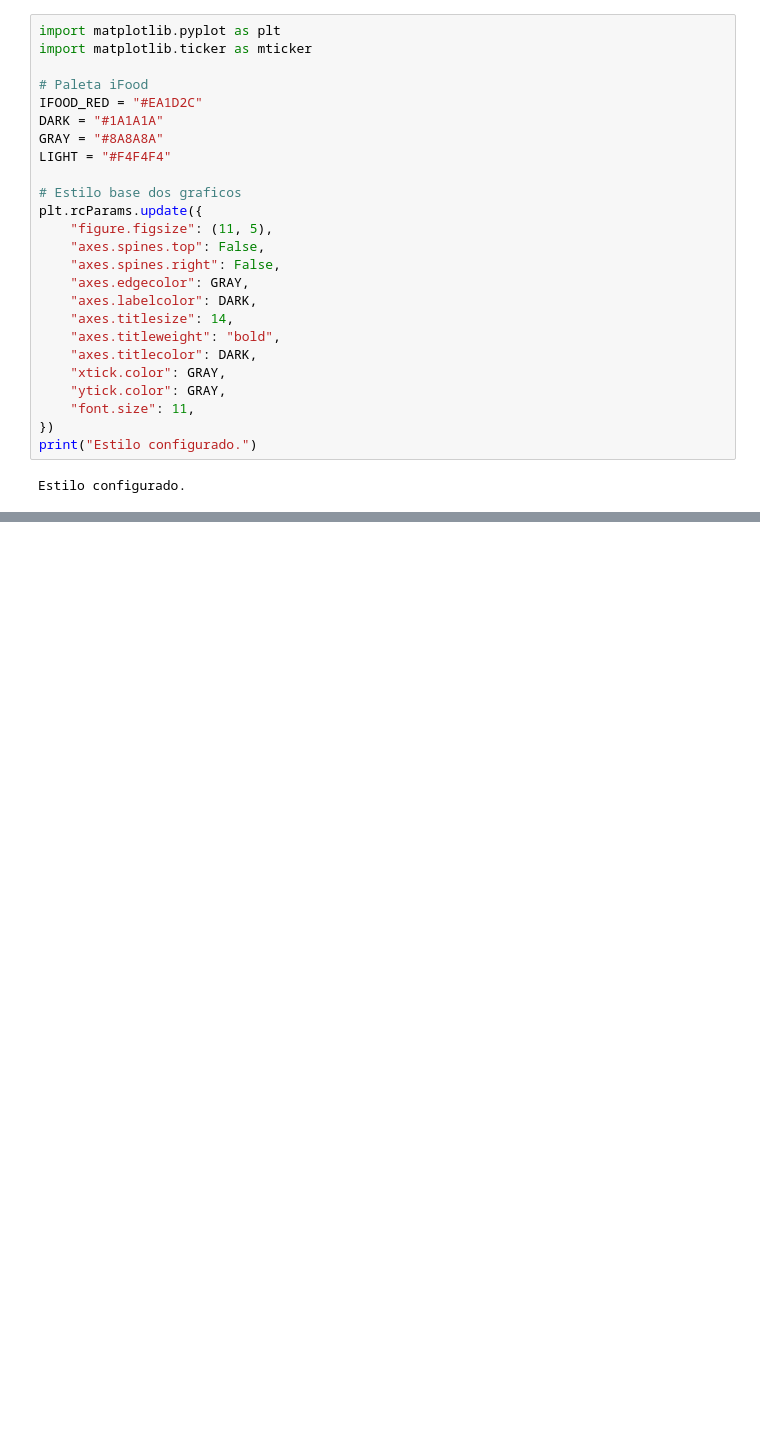
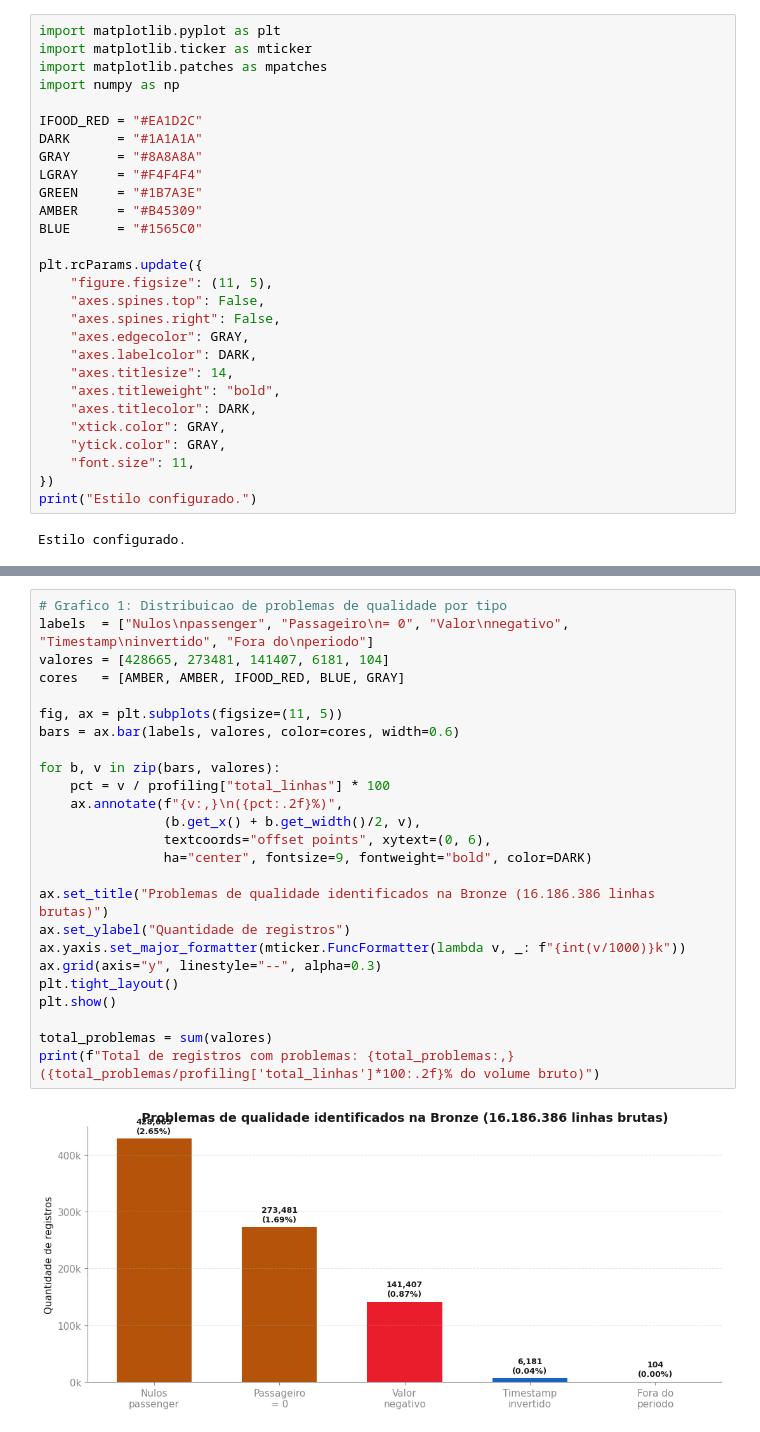
Before and after one commit to carlosnatale/ifood-case, a Jupyter notebook: notebooks/visual_analysis.ipynb, the cells around one changed output, grey strips where cells are left out. Drawn from its saved outputs; the diff is of its cells as text; blank space fills up the shorter version.

```diff
--- a/notebooks/visual_analysis.ipynb
+++ b/notebooks/visual_analysis.ipynb
@@ -10,14 +10,17 @@ As tabelas ifood_case.gold.* precisam existir.
 # %%
 import matplotlib.pyplot as plt
 import matplotlib.ticker as mticker
+import matplotlib.patches as mpatches
+import numpy as np
 
-# Paleta iFood
 IFOOD_RED = "#EA1D2C"
-DARK = "#1A1A1A"
-GRAY = "#8A8A8A"
-LIGHT = "#F4F4F4"
+DARK      = "#1A1A1A"
+GRAY      = "#8A8A8A"
+LGRAY     = "#F4F4F4"
+GREEN     = "#1B7A3E"
+AMBER     = "#B45309"
+BLUE      = "#1565C0"
 
-# Estilo base dos graficos
 plt.rcParams.update({
     "figure.figsize": (11, 5),
     "axes.spines.top": False,
@@ -89,0 +81,27 @@ Mostramos o ticket medio por corrida e a receita total mensal.
+# %%
+# Grafico 1: Distribuicao de problemas de qualidade por tipo
+labels  = ["Nulos\npassenger", "Passageiro\n= 0", "Valor\nnegativo", "Timestamp\ninvertido", "Fora do\nperiodo"]
+valores = [428665, 273481, 141407, 6181, 104]
+cores   = [AMBER, AMBER, IFOOD_RED, BLUE, GRAY]
+
+fig, ax = plt.subplots(figsize=(11, 5))
+bars = ax.bar(labels, valores, color=cores, width=0.6)
+
+for b, v in zip(bars, valores):
+    pct = v / profiling["total_linhas"] * 100
+    ax.annotate(f"{v:,}\n({pct:.2f}%)",
+                (b.get_x() + b.get_width()/2, v),
+                textcoords="offset points", xytext=(0, 6),
+                ha="center", fontsize=9, fontweight="bold", color=DARK)
+
+ax.set_title("Problemas de qualidade identificados na Bronze (16.186.386 linhas brutas)")
+ax.set_ylabel("Quantidade de registros")
+ax.yaxis.set_major_formatter(mticker.FuncFormatter(lambda v, _: f"{int(v/1000)}k"))
+ax.grid(axis="y", linestyle="--", alpha=0.3)
+plt.tight_layout()
+plt.show()
+
+total_problemas = sum(valores)
+print(f"Total de registros com problemas: {total_problemas:,} ({total_problemas/profiling['total_linhas']*100:.2f}% do volume bruto)")
+# %% [output]
+[figure, added]
```
Also changed, not shown: parts of 24 cells of this notebook, 3 other files.
